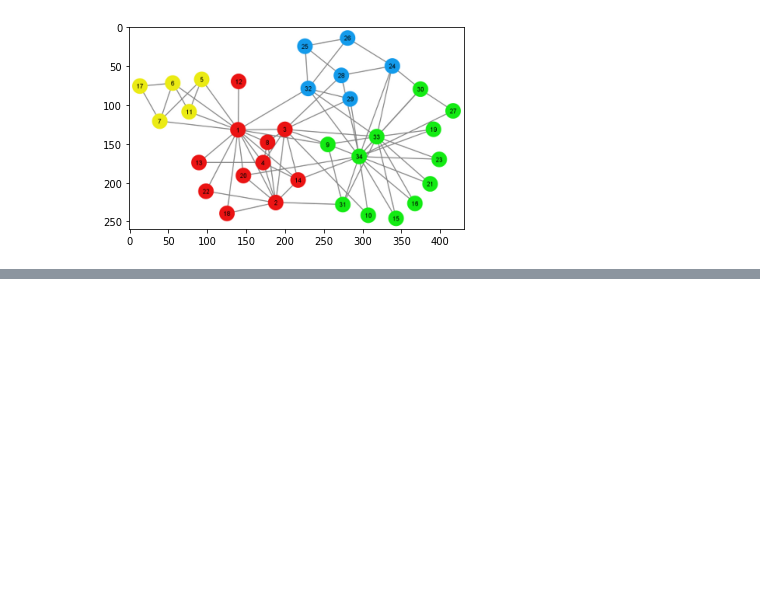
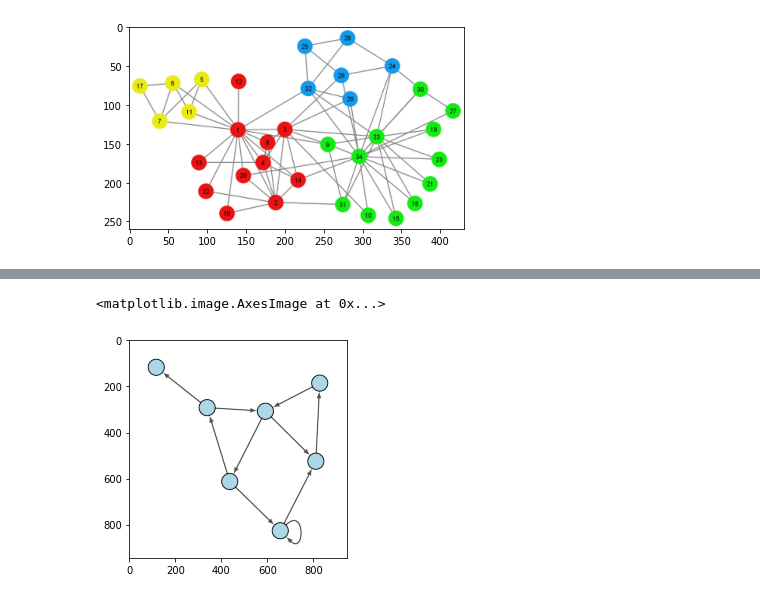
Before and after one commit to pathpy/pathpy, a Jupyter notebook: doc/tutorial/network_recognition.ipynb, the cells around one changed output, grey strips where cells are left out. Cells and saved outputs as stored; diff of their text form; code cells hidden in the pictures; blank space fills up the shorter version.

```diff
--- a/doc/tutorial/network_recognition.ipynb
+++ b/doc/tutorial/network_recognition.ipynb
@@ -24 +36,7 @@ Number of edges:        100
 [interactive output not drawn]
+# %%
+img = io.imread('https://warehouse-camo.ingress.cmh1.psfhosted.org/f84df05d3a3e854421ec0b7a637df194070450dd/68747470733a2f2f6861636b6c2e6769746875622e696f2f6e6574776f726b3274696b7a2f706c6f745f30332e706e67')
+plt.imshow(img)
+# %% [output]
+<matplotlib.image.AxesImage at 0x...>
+[figure, added]
```
Also changed, not shown: parts of 9 cells of this notebook.
